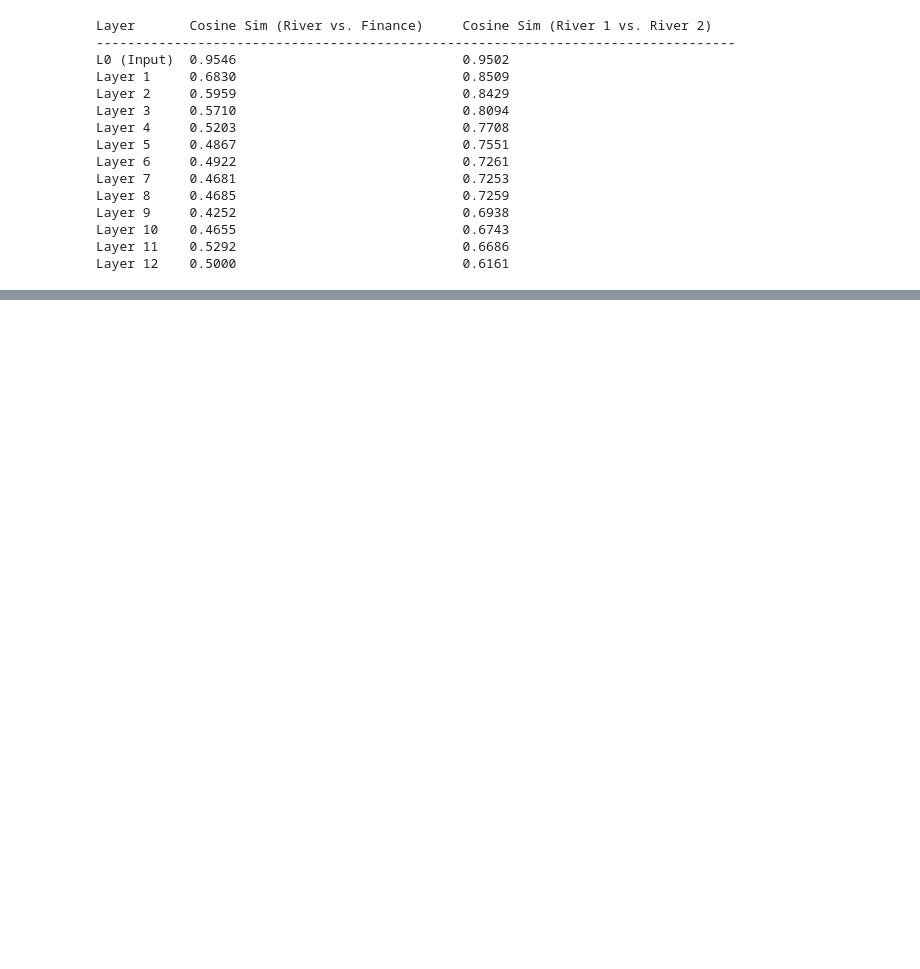
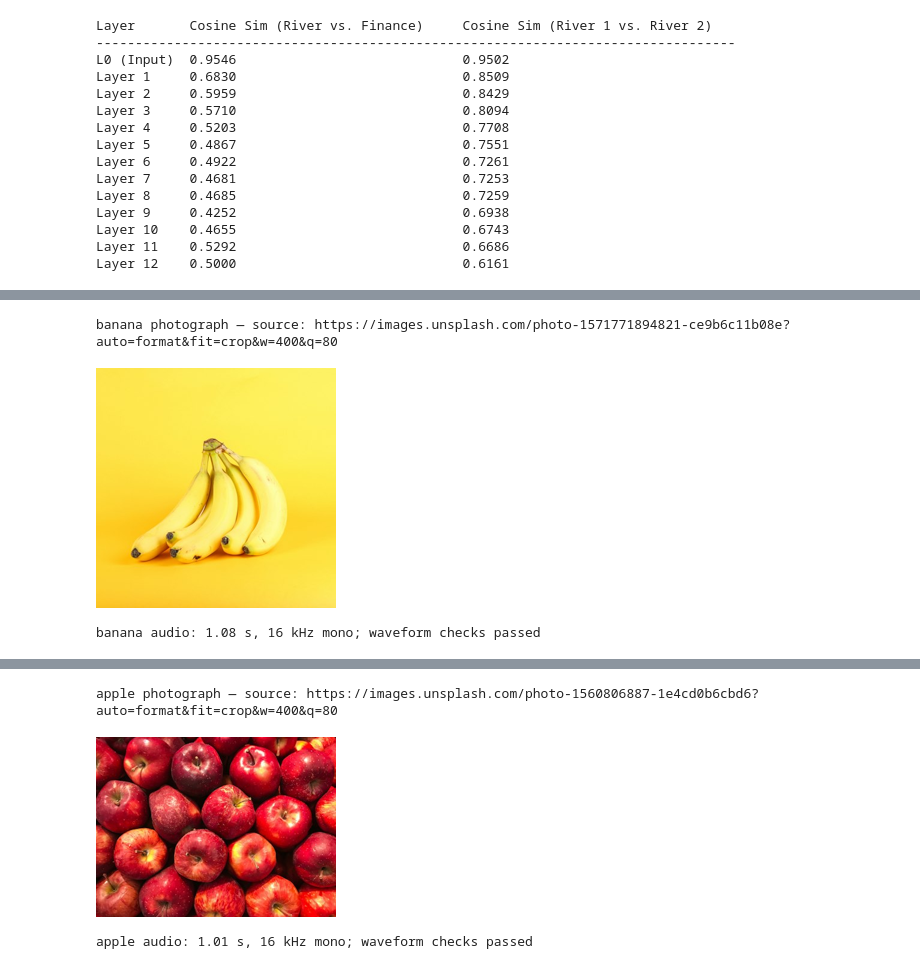
Before and after one commit to Andrian0s/ML4NLP1-2026-Tutorial-Notebooks, a Jupyter notebook: lectures_supplementary_code_samples/l09_contextualized_embeddings_companion.ipynb, the cells around one changed output, grey strips where cells are left out. Cells and saved outputs as stored; diff of their text form; code cells hidden in the pictures; blank space fills up the shorter version.

Commit message:
L09: Refine companion notebook and multimodal retrieval experiments

```diff
--- a/lectures_supplementary_code_samples/l09_contextualized_embeddings_companion.ipynb
+++ b/lectures_supplementary_code_samples/l09_contextualized_embeddings_companion.ipynb
@@ -697,0 +943,77 @@ In this notebook, we traced the core concepts of contextual representations in e
+# %%
+import os
+import sys
+import subprocess
+import tempfile
+import venv
+import wave
+from pathlib import Path
+import requests
+import soundfile as sf
+import librosa
+from PIL import Image
+from IPython.display import Audio
+
+media_dir = Path("l09_multimodal_media")
+media_dir.mkdir(exist_ok=True)
+REGENERATE_AUDIO = True  # False reuses WAV files from an earlier run.
+
+# Colab-only automatic installation, in an isolated helper environment.
+tts_python = os.environ.get("L09_TTS_PYTHON")
+if IN_COLAB and not tts_python:
+    tts_env = Path(tempfile.gettempdir()) / "l09-tts-helper"
+    helper_python = tts_env / ("Scripts/python.exe" if os.name == "nt" else "bin/python")
+    if not helper_python.exists():
+        venv.EnvBuilder(with_pip=True).create(tts_env)
+        subprocess.run([str(helper_python), "-m", "pip", "install", "-q", "gTTS==2.5.4"], check=True)
+    tts_python = str(helper_python)
+if not tts_python:
+    raise RuntimeError("Prepare the local TTS helper and set L09_TTS_PYTHON; see the collapsed setup instructions above.")
+
+image_urls = {
+    "banana": "https://images.unsplash.com/photo-1571771894821-ce9b6c11b08e?auto=format&fit=crop&w=400&q=80",
+    "apple": "https://images.unsplash.com/photo-1560806887-1e4cd0b6cbd6?auto=format&fit=crop&w=400&q=80",
+}
+
+def download_image(url, destination):
+    if not destination.exists():
+        response = requests.get(url, timeout=30)
+        response.raise_for_status()
+        destination.write_bytes(response.content)
+    with Image.open(destination) as source:
+        return source.convert("RGB")
+
+def synthesize_wav(word, destination):
+    # Public example word -> Google TTS -> MP3, in the separate helper.
+    with tempfile.TemporaryDirectory() as temp_dir:
+        mp3_path = Path(temp_dir) / "speech.mp3"
+        script = "from gtts import gTTS; import sys; gTTS(text=sys.argv[1], lang='en', slow=False, timeout=30).save(sys.argv[2])"
+        subprocess.run([tts_python, "-c", script, word, str(mp3_path)], check=True, timeout=90)
+        speech, sample_rate = sf.read(mp3_path, dtype="float32", always_2d=True)
+        mono = speech.mean(axis=1)
+        mono_16k = librosa.resample(mono, orig_sr=sample_rate, target_sr=16000)
+        assert np.isfinite(mono_16k).all()
+        sf.write(destination, mono_16k, 16000, subtype="PCM_16")
+
+image_paths, audio_paths = {}, {}
+for concept, url in image_urls.items():
+    image_paths[concept] = media_dir / f"{concept}.jpg"
+    picture = download_image(url, image_paths[concept])
+    print(f"{concept} photograph — source: {url}")
+    preview = picture.copy()
+    preview.thumbnail((240, 240))
+    display(preview)
+
+    audio_paths[concept] = media_dir / f"{concept}.wav"
+    if REGENERATE_AUDIO or not audio_paths[concept].exists():
+        synthesize_wav(concept, audio_paths[concept])
+    with wave.open(str(audio_paths[concept])) as wav:
+        assert (wav.getframerate(), wav.getnchannels(), wav.getsampwidth()) == (16000, 1, 2)
+        samples = np.frombuffer(wav.readframes(wav.getnframes()), dtype="<i2").astype(np.float32) / 32768
+    assert np.isfinite(samples).all() and 0 < np.abs(samples).max() <= 1
+    print(f"{concept} audio: {samples.size / 16000:.2f} s, 16 kHz mono; waveform checks passed")
+    display(Audio(filename=str(audio_paths[concept])))
+# %% [output]
+banana photograph — source: https://images.unsplash.com/photo-1571771894821-ce9b6c11b08e?auto=format&fit=crop&w=400&q=80
+[figure, added]
+banana audio: 1.08 s, 16 kHz mono; waveform checks passed
@@ -697,0 +1021,3 @@ In this notebook, we traced the core concepts of contextual representations in e
+apple photograph — source: https://images.unsplash.com/photo-1560806887-1e4cd0b6cbd6?auto=format&fit=crop&w=400&q=80
+[figure, added]
+apple audio: 1.01 s, 16 kHz mono; waveform checks passed
```
Also changed, not shown: parts of 77 cells of this notebook.
